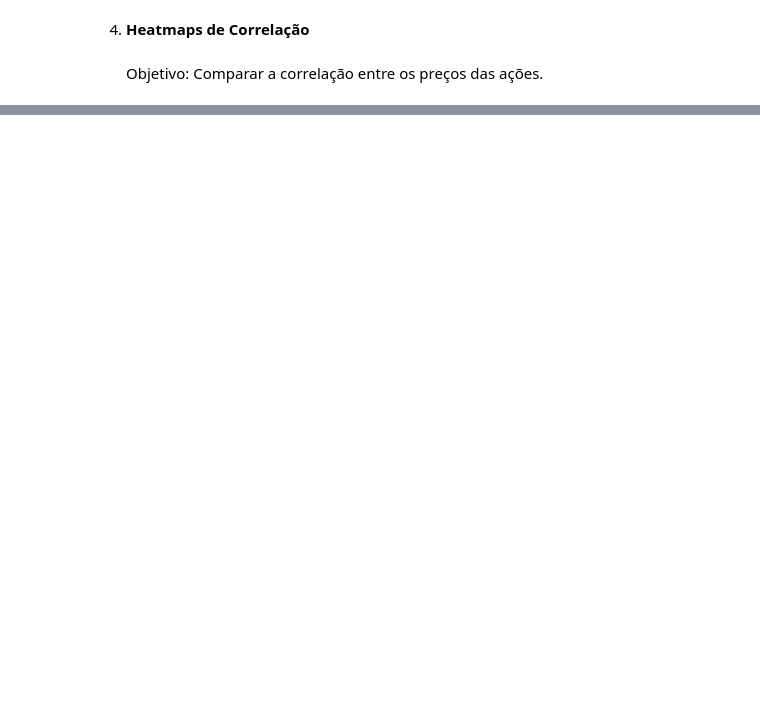
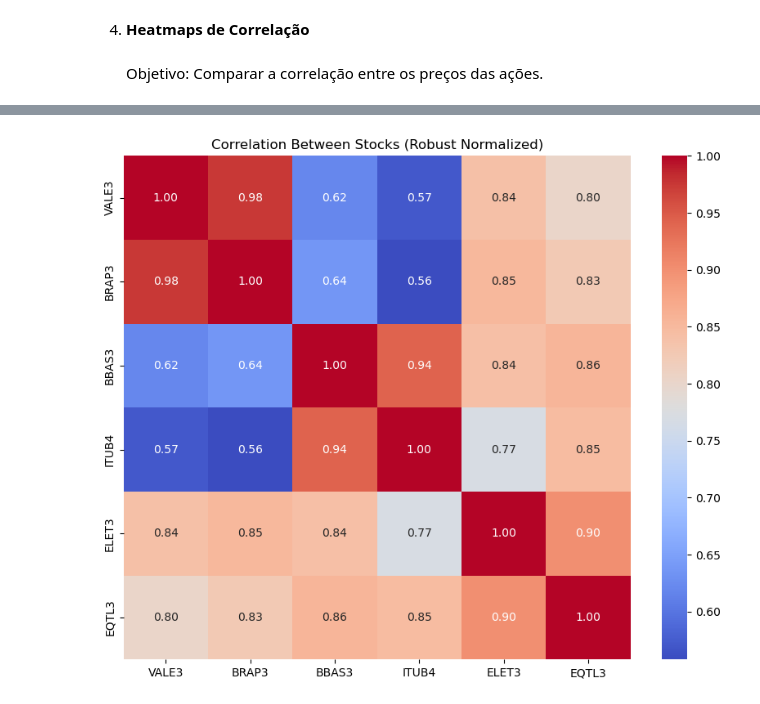
Before and after one commit to diogobrasil/analises-tcc-cripto, a Jupyter notebook: main/classes/Visualization/b3_analysis_charts/comparisons.ipynb, the cells around one changed output, grey strips where cells are left out. Drawn from its saved outputs; the diff is of its cells as text; code cells hidden in the pictures; blank space fills up the shorter version.

```diff
--- a/main/classes/Visualization/b3_analysis_charts/comparisons.ipynb
+++ b/main/classes/Visualization/b3_analysis_charts/comparisons.ipynb
@@ -92,0 +130,18 @@ plot_correlation_matrix(assets_df)
+# %%
+# Seleciona apenas as colunas normalizadas com robust
+robust_columns = [col for col in assets_normalized.columns if 'robust' in col]
+
+# Renomeia as colunas para remover a extensão 'robust'
+renamed_robust_columns = {col: col.replace('_robust', '') for col in robust_columns}
+assets_normalized_robust_renamed = assets_normalized[robust_columns].rename(columns=renamed_robust_columns)
+
+# Calcula a matriz de correlação com os nomes corrigidos
+correlation_robust = assets_normalized_robust_renamed.corr()
+
+# Plota a matriz de correlação
+plt.figure(figsize=(10, 8))
+sns.heatmap(correlation_robust, annot=True, cmap='coolwarm', fmt=".2f", cbar=True)
+plt.title('Correlation Between Stocks (Robust Normalized)')
+plt.show()
+# %% [output]
+[figure, added]
```
Also changed, not shown: parts of 6 cells of this notebook, 1 other file.
